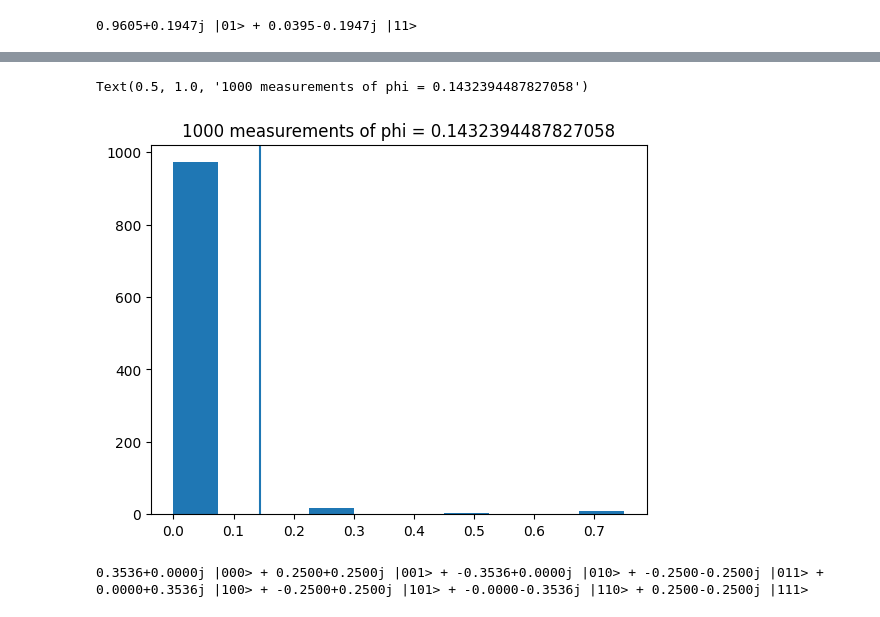
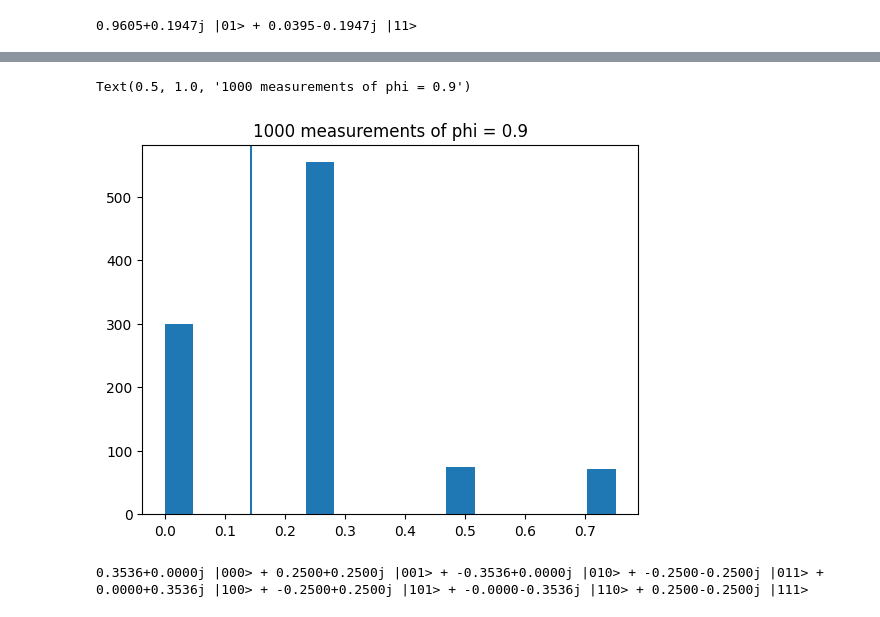
Before and after one commit to Goldartfrog/ComputationalPhysics, a Jupyter notebook: Project 1/qubits.ipynb, the cells around one changed output, grey strips where cells are left out. Cells and saved outputs as stored; diff of their text form; code cells hidden in the pictures.

```diff
--- a/Project 1/qubits.ipynb
+++ b/Project 1/qubits.ipynb
@@ -7,14 +8,10 @@ def PrettyPrintBinary(state):
     outstr = ""
     if (type(state) == list and type(state[0]) == tuple):
         for i in range(len(state)):
-            # if (not np.isclose(state[i][0] * np.conj(state[i][0]), 0.00000, rtol=1e-5)):
-            outstr += f"{state[i][0]:.4f} |{state[i][1]}>"
-            # outstr += (str)(state[i][0])
-            # outstr += " |"
-            # outstr += state[i][1]
-            # outstr += "> "
-            if (i < len(state) - 1):
-                outstr += " + "
+            if (not np.isclose(state[i][0], 0)):
+                outstr += f"{state[i][0]:.4f} |{state[i][1]}>"
+                if (i < len(state) - 1):
+                    outstr += " + "
         print(outstr)
     else:
         print("State is not valid")
@@ -80,7 +77,7 @@ def GetStateFromFile(file, dirac):
 def TensorMe(listOfMatrices):
     current = listOfMatrices[0]
     for i in range(len(listOfMatrices) - 1):
-        current = np.kron(listOfMatrices[i+1], current)
+        current = np.kron(current, listOfMatrices[i+1])
     return current
 # %%
 # Simulator S
@@ -178,7 +175,10 @@ class S:
             if (g[0] == 'CNOT'):
                 if (test):
                     print("CNOT " + g[1] + " " + g[2])
-                currentState = S.CNOT(int(g[1]), int(g[2]), currentState)
+                if (g[1] == g[2]):
+                    continue
+                else:
+                    currentState = S.CNOT(int(g[1]), int(g[2]), currentState)
             currentState = S.AddDuplicates(currentState)
             if (test):
                 PrettyPrintBinary(currentState)
@@ -357,9 +357,14 @@ def CPhase(controlwire, targetwire, phase):
 def Swap(firstwire, secondwire):
     return f"CNOT {firstwire} {secondwire}\nCNOT {secondwire} {firstwire}\nCNOT {firstwire} {secondwire}\n"
 def Reverse(firstwire, lastwire):
+    # if (firstwire == lastwire - 1):
+    #     return f"{Swap(firstwire, lastwire)}\n"
+    # out = ""
+    # for i in range(firstwire, firstwire + int((lastwire-firstwire)/2)):
+    #     out += f"{Swap(i, lastwire-i-1)}\n"
     out = ""
-    for i in range(firstwire, firstwire + int((lastwire-firstwire)/2)):
-        out += f"{Swap(i, lastwire-i-1)}\n"
+    for i in range(int(float(lastwire-firstwire)/2)+1):
+        out+=f"{Swap(firstwire+i, lastwire-i)}"
     return out
 # %%
 # Precompiler code
@@ -720,27 +926,27 @@ plt.plot(x, y)
 # %%
-phi = 0.1432394487827058
+phi = 0.1432394487827058 * 2 * np.pi
 moreExactPhaseEstimation = f'''
 3
 INITSTATE BASIS |001>
 H 0
 H 1
 CPHASE 2 1 {phi}
 CPHASE 2 0 {phi}
 CPHASE 2 0 {phi}
 H 0
 CPHASE 1 0 {-np.pi/2}
 H 1
 SWAP 0 1
 MEASURE'''
 measures = S.ReadAndProcessString(Precompile(moreExactPhaseEstimation), measures=1000)
 measures = [int(m[:-1], 2)/4 for m in measures]
 fig, ax = plt.subplots(1)
-ax.hist(measures, bins=10)
+ax.hist(measures, bins=16)
 ax.axvline(0.1432394487827058)
 ax.set_title(f"1000 measurements of phi = {phi}")
 # %% [output]
-Text(0.5, 1.0, '1000 measurements of phi = 0.1432394487827058')
+Text(0.5, 1.0, '1000 measurements of phi = 0.9')
-[figure, old version]
+[figure, new version]
 # %%
 QFTtest = f'''
 3
```
Also changed, not shown: parts of 17 cells of this notebook.
